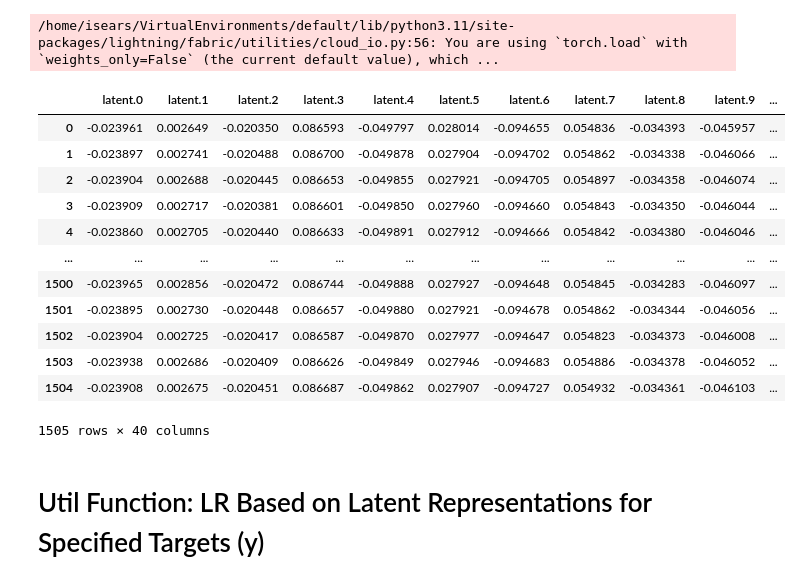
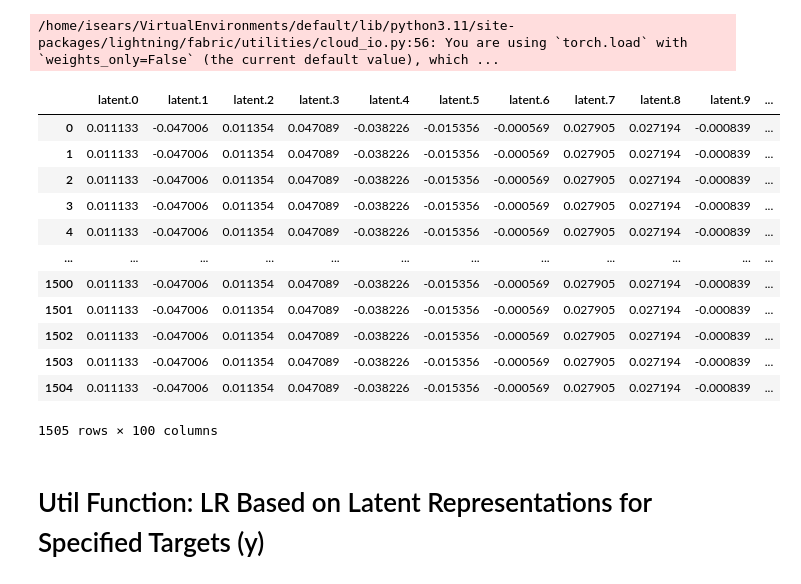
Before and after one commit to isears/ptbxlae, a Jupyter notebook: notebooks/eval_pipeline.ipynb, the cells around one changed output. Cells and saved outputs as stored; diff of their text form; code cells hidden in the pictures.

```diff
--- a/notebooks/eval_pipeline.ipynb
+++ b/notebooks/eval_pipeline.ipynb
@@ -16,29 +16,29 @@ dm = PtbxlDM(root_folder="../data")
 dm.setup(stage="test")
 dl = dm.test_dataloader()
 
-m = Resnet1dVAE.load_from_checkpoint('../cache/savedmodels/last-v6.ckpt').eval()
+m = Resnet1dVAE.load_from_checkpoint('../cache/savedmodels/last-v8.ckpt').eval()
 m.cpu()
 
 latent_representations = torch.cat([m.encoder(x) for x in tqdm(dl)]).cpu().detach().numpy()
 # %% [output]
 /home/isears/VirtualEnvironments/default/lib/python3.11/site-packages/lightning/fabric/utilities/cloud_io.py:56: You are using `torch.load` with `weights_only=False` (the current default value), which ...
 # %%
-latent_df = pd.DataFrame(data=latent_representations, columns=[f"latent.{i}" for i in range(0, 40)])
+latent_df = pd.DataFrame(data=latent_representations, columns=[f"latent.{i}" for i in range(0, m.latent_dim)])
 latent_df
 # %% [output]
 |  | latent.0 | latent.1 | latent.2 | latent.3 | latent.4 | latent.5 | latent.6 | latent.7 | latent.8 | latent.9 | ... |
-| 0 | -0.023961 | 0.002649 | -0.020350 | 0.086593 | -0.049797 | 0.028014 | -0.094655 | 0.054836 | -0.034393 | -0.045957 | ... |
-| 1 | -0.023897 | 0.002741 | -0.020488 | 0.086700 | -0.049878 | 0.027904 | -0.094702 | 0.054862 | -0.034338 | -0.046066 | ... |
-| 2 | -0.023904 | 0.002688 | -0.020445 | 0.086653 | -0.049855 | 0.027921 | -0.094705 | 0.054897 | -0.034358 | -0.046074 | ... |
-| 3 | -0.023909 | 0.002717 | -0.020381 | 0.086601 | -0.049850 | 0.027960 | -0.094660 | 0.054843 | -0.034350 | -0.046044 | ... |
-| 4 | -0.023860 | 0.002705 | -0.020440 | 0.086633 | -0.049891 | 0.027912 | -0.094666 | 0.054842 | -0.034380 | -0.046046 | ... |
+| 0 | 0.011133 | -0.047006 | 0.011354 | 0.047089 | -0.038226 | -0.015356 | -0.000569 | 0.027905 | 0.027194 | -0.000839 | ... |
+| 1 | 0.011133 | -0.047006 | 0.011354 | 0.047089 | -0.038226 | -0.015356 | -0.000569 | 0.027905 | 0.027194 | -0.000839 | ... |
+| 2 | 0.011133 | -0.047006 | 0.011354 | 0.047089 | -0.038226 | -0.015356 | -0.000569 | 0.027905 | 0.027194 | -0.000839 | ... |
+| 3 | 0.011133 | -0.047006 | 0.011354 | 0.047089 | -0.038226 | -0.015356 | -0.000569 | 0.027905 | 0.027194 | -0.000839 | ... |
+| 4 | 0.011133 | -0.047006 | 0.011354 | 0.047089 | -0.038226 | -0.015356 | -0.000569 | 0.027905 | 0.027194 | -0.000839 | ... |
 | ... | ... | ... | ... | ... | ... | ... | ... | ... | ... | ... | ... |
-| 1500 | -0.023965 | 0.002856 | -0.020472 | 0.086744 | -0.049888 | 0.027927 | -0.094648 | 0.054845 | -0.034283 | -0.046097 | ... |
-| 1501 | -0.023895 | 0.002730 | -0.020448 | 0.086657 | -0.049880 | 0.027921 | -0.094678 | 0.054862 | -0.034344 | -0.046056 | ... |
-| 1502 | -0.023904 | 0.002725 | -0.020417 | 0.086587 | -0.049870 | 0.027977 | -0.094647 | 0.054823 | -0.034373 | -0.046008 | ... |
-| 1503 | -0.023938 | 0.002686 | -0.020409 | 0.086626 | -0.049849 | 0.027946 | -0.094683 | 0.054886 | -0.034378 | -0.046052 | ... |
-| 1504 | -0.023908 | 0.002675 | -0.020451 | 0.086687 | -0.049862 | 0.027907 | -0.094727 | 0.054932 | -0.034361 | -0.046103 | ... |
+| 1500 | 0.011133 | -0.047006 | 0.011354 | 0.047089 | -0.038226 | -0.015356 | -0.000569 | 0.027905 | 0.027194 | -0.000839 | ... |
+| 1501 | 0.011133 | -0.047006 | 0.011354 | 0.047089 | -0.038226 | -0.015356 | -0.000569 | 0.027905 | 0.027194 | -0.000839 | ... |
+| 1502 | 0.011133 | -0.047006 | 0.011354 | 0.047089 | -0.038226 | -0.015356 | -0.000569 | 0.027905 | 0.027194 | -0.000839 | ... |
+| 1503 | 0.011133 | -0.047006 | 0.011354 | 0.047089 | -0.038226 | -0.015356 | -0.000569 | 0.027905 | 0.027194 | -0.000839 | ... |
+| 1504 | 0.011133 | -0.047006 | 0.011354 | 0.047089 | -0.038226 | -0.015356 | -0.000569 | 0.027905 | 0.027194 | -0.000839 | ... |
-1505 rows × 40 columns
+1505 rows × 100 columns
 # %% [markdown]
 # Util Function: LR Based on Latent Representations for Specified Targets (y)
 # %%
```
Also changed, not shown: parts of 3 cells of this notebook, 3 other files.
